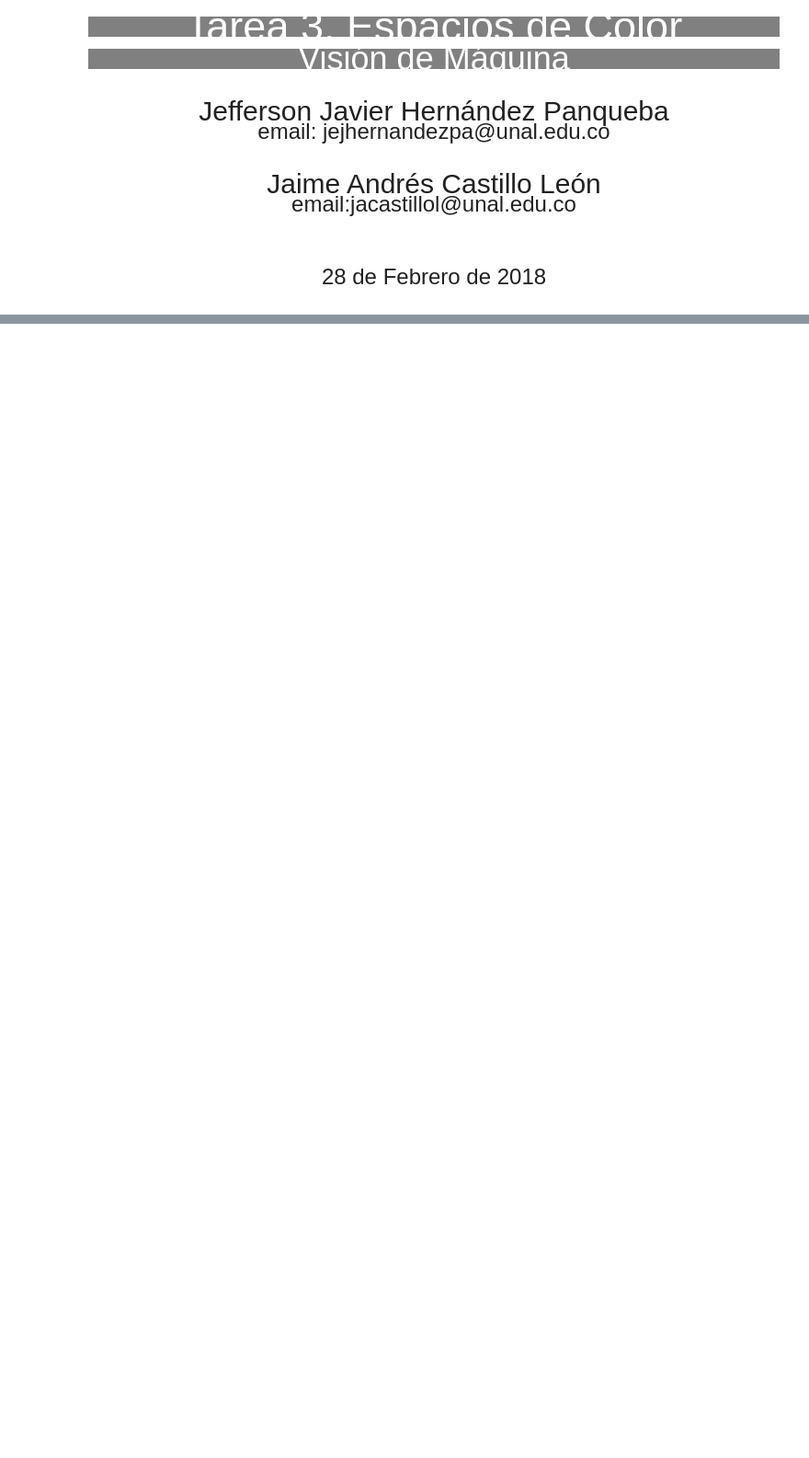
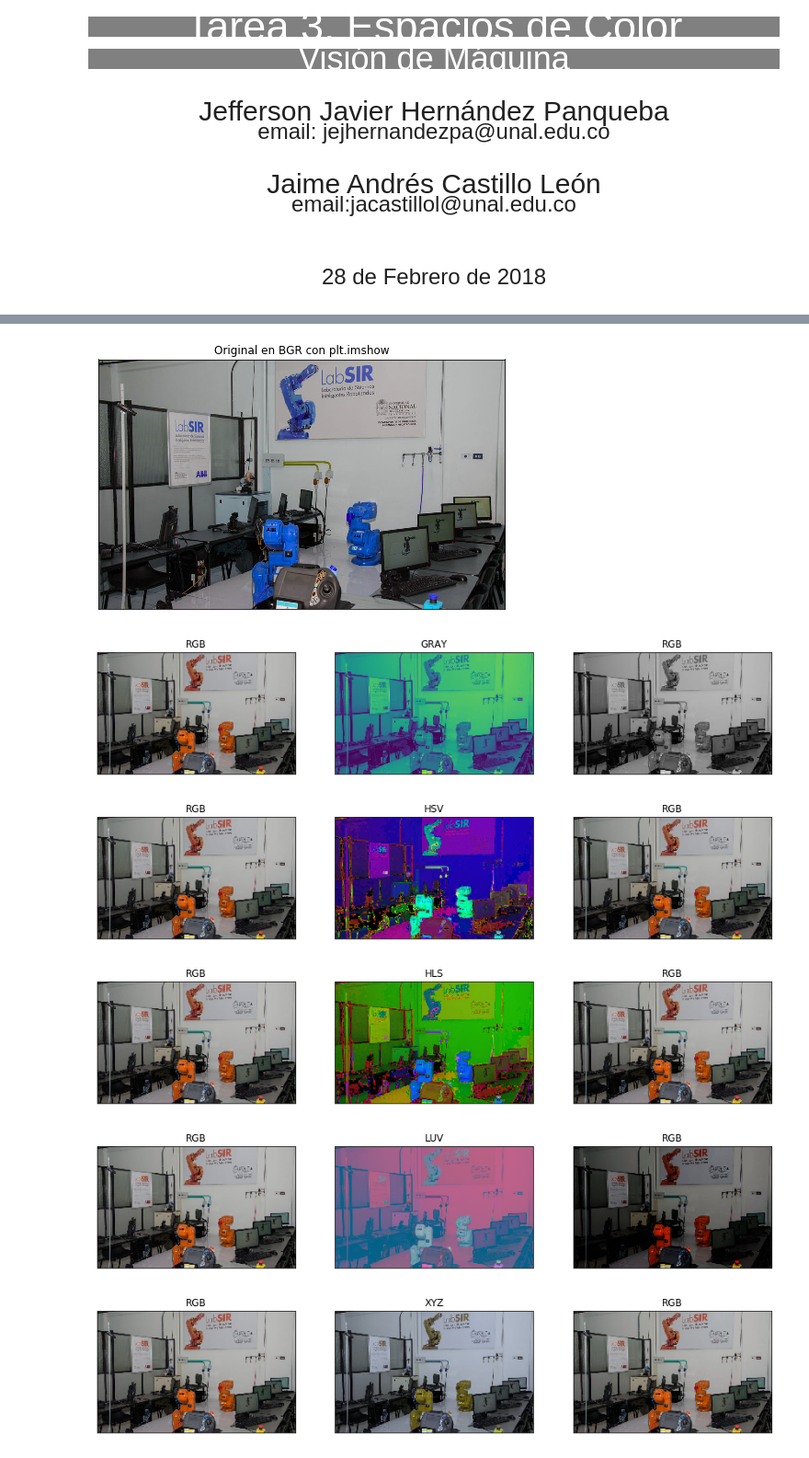
Before and after one commit to jacastillol/machine-vision, a Jupyter notebook: tarea03/Tarea03-color.ipynb, the cells around one changed output, grey strips where cells are left out. Shown at 92% size. Drawn from its saved outputs; the diff is of its cells as text; code cells hidden in the pictures; blank space fills up the shorter version.

Commit message:
docs: color convertions

```diff
--- a/tarea03/Tarea03-color.ipynb
+++ b/tarea03/Tarea03-color.ipynb
@@ -33,0 +56,41 @@ Visión de Máquina &#8212; J.J. Hernández & J.A. Castillo </h1>
+# %%
+images = ['../tarea01/ABBpicking.jpg',
+          '../tarea01/labSIR.jpg',
+          '../tarea01/BIOLOIDpostures.jpg',
+          '../tarea01/NAOpostures.jpg']
+
+imgo = cv2.imread(images[1],cv2.IMREAD_COLOR)
+imgo2rgb = cv2.cvtColor(imgo, cv2.COLOR_BGR2RGB)
+
+def printColorConvertion(fig,model_str,img,c,c_1):
+    img2 = cv2.cvtColor(img, c)
+    img3 = cv2.cvtColor(img2, c_1)
+    plt.figure(fig,figsize=(15,5))
+    plt.subplot(131),plt.imshow(img)
+    plt.title('RGB'), plt.xticks([]), plt.yticks([])
+    plt.subplot(132),plt.imshow(img2)
+    plt.title(model_str), plt.xticks([]), plt.yticks([])
+    plt.subplot(133),plt.imshow(img3)
+    plt.title('RGB'), plt.xticks([]), plt.yticks([])
+    plt.show()
+    return
+
+plt.figure(1,figsize=(15,5))
+plt.imshow(imgo)
+plt.title('Original en BGR con plt.imshow'), plt.xticks([]), plt.yticks([])
+plt.show()
+printColorConvertion(2,'GRAY',imgo2rgb,cv2.COLOR_RGB2GRAY,cv2.COLOR_GRAY2RGB)
+printColorConvertion(3,'HSV',imgo2rgb,cv2.COLOR_RGB2HSV, cv2.COLOR_HSV2RGB)
+printColorConvertion(4,'HLS',imgo2rgb,cv2.COLOR_RGB2HLS, cv2.COLOR_HLS2RGB)
+printColorConvertion(5,'LUV',imgo2rgb,cv2.COLOR_RGB2LUV, cv2.COLOR_LUV2LRGB)
+printColorConvertion(6,'XYZ',imgo2rgb,cv2.COLOR_RGB2XYZ, cv2.COLOR_XYZ2RGB)
+printColorConvertion(7,'YCrCb',imgo2rgb,cv2.COLOR_RGB2YCrCb, cv2.COLOR_YCrCb2RGB)
+printColorConvertion(8,'LAB',imgo2rgb,cv2.COLOR_RGB2LAB, cv2.COLOR_LAB2RGB)
+printColorConvertion(9,'YUV',imgo2rgb,cv2.COLOR_RGB2YUV, cv2.COLOR_YUV2RGB)
+# %% [output]
+[figure, added]
+[figure, added]
+[figure, added]
+[figure, added]
+[figure, added]
+[figure, added]
```
Also changed, not shown: parts of 5 cells of this notebook.
